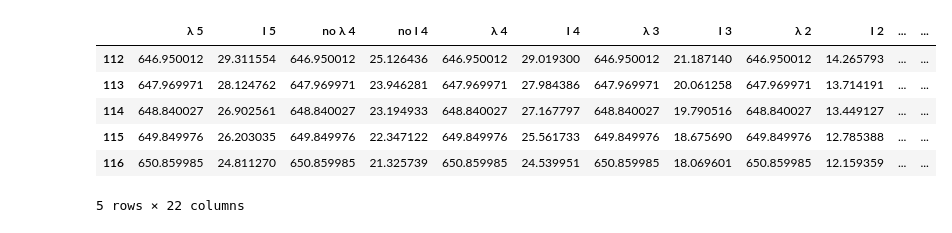
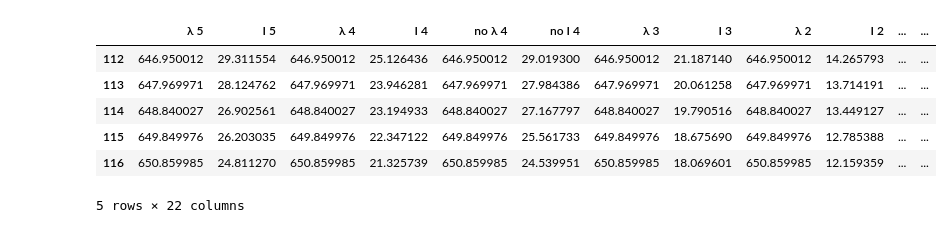
Before and after one commit to CarminatiGiovanni/LaboratorioBiofisica, a Jupyter notebook: FLUO1/assorbanza.ipynb, the cells around one changed output. Cells and saved outputs as stored; diff of their text form; code cells hidden in the pictures.

```diff
--- a/FLUO1/assorbanza.ipynb
+++ b/FLUO1/assorbanza.ipynb
@@ -12,14 +13,14 @@ from labbiofisica import Interpolazione, final_val
 # %%
 filename = 'data/assorbanza_rodamina_concentrazioni_tot.csv'
 
-header = ['λ 5','I 5','no λ 4','no I 4','λ 4','I 4','λ 3','I 3','λ 2','I 2','λ 1','I 1','λ 0.8','I 0.8','λ 0.6','I 0.6','λ 0.4','I 0.4','λ 0.2','I 0.2','λ 0.1','I 0.1']
+header = ['λ 5','I 5','λ 4','I 4','no λ 4','no I 4','λ 3','I 3','λ 2','I 2','λ 1','I 1','λ 0.8','I 0.8','λ 0.6','I 0.6','λ 0.4','I 0.4','λ 0.2','I 0.2','λ 0.1','I 0.1']
 
 data = pd.read_csv(filename,sep=',',header=1,nrows=117)
 data = data.iloc[:, :-1] # drop last column
 data.columns = header
 data.tail()
 # %% [output]
-|  | λ 5 | I 5 | no λ 4 | no I 4 | λ 4 | I 4 | λ 3 | I 3 | λ 2 | I 2 | ... | ... |
+|  | λ 5 | I 5 | λ 4 | I 4 | no λ 4 | no I 4 | λ 3 | I 3 | λ 2 | I 2 | ... | ... |
 | 112 | 646.950012 | 29.311554 | 646.950012 | 25.126436 | 646.950012 | 29.019300 | 646.950012 | 21.187140 | 646.950012 | 14.265793 | ... | ... |
 | 113 | 647.969971 | 28.124762 | 647.969971 | 23.946281 | 647.969971 | 27.984386 | 647.969971 | 20.061258 | 647.969971 | 13.714191 | ... | ... |
 | 114 | 648.840027 | 26.902561 | 648.840027 | 23.194933 | 648.840027 | 27.167797 | 648.840027 | 19.790516 | 648.840027 | 13.449127 | ... | ... |
```
Also changed, not shown: parts of 7 cells of this notebook.
